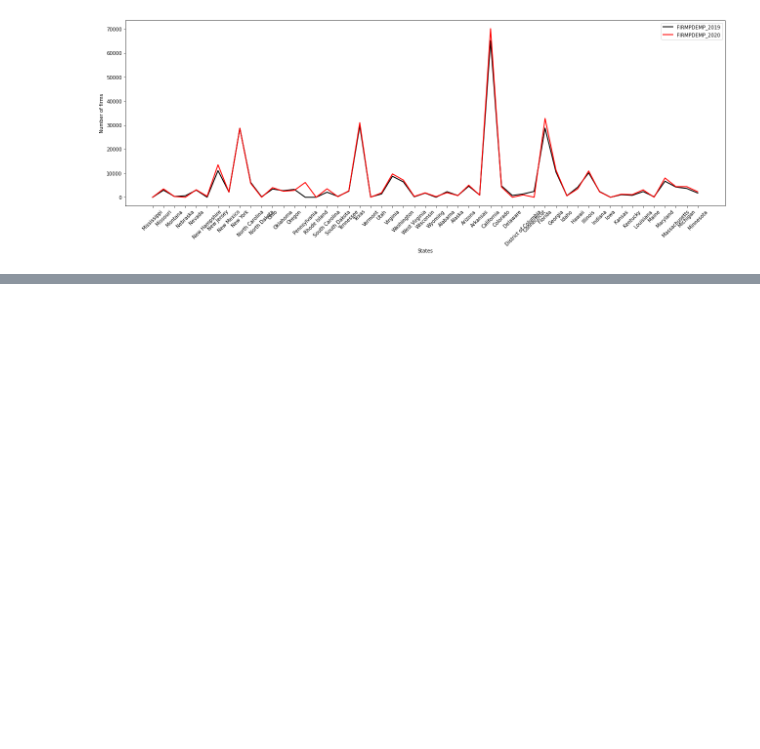
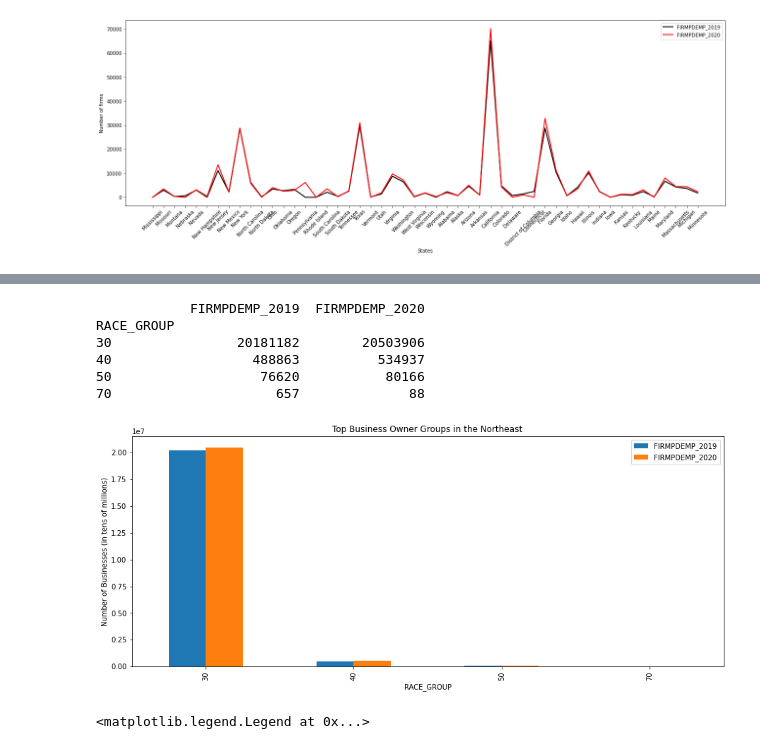
Before and after one commit to ColeBallard/census-api-data-abs, a Jupyter notebook: ETL.ipynb, the cells around one changed output, grey strips where cells are left out. Cells and saved outputs as stored; diff of their text form; code cells hidden in the pictures; blank space fills up the shorter version.

```diff
--- a/ETL.ipynb
+++ b/ETL.ipynb
@@ -139,0 +208,6 @@ Text(0, 0.5, 'Number of firms')
+# %%
+nefilter = statemerge[(statemerge['RACE_GROUP'] == '30') | (statemerge['RACE_GROUP'] == '40') | (statemerge['RACE_GROUP'] == '50')
+| (statemerge['RACE_GROUP'] == '70') & ((statemerge['NAME'] == 'New York') | (statemerge['NAME'] == 'Maine') | (statemerge['NAME'] == 'Vermont')
+| (statemerge['NAME'] == 'New Hampshire') | (statemerge['NAME'] == 'Massachusetts') | (statemerge['NAME'] == 'Rhode Island')
+| (statemerge['NAME'] == 'Connecticut') | (statemerge['NAME'] == 'New Jersey') | (statemerge['NAME'] == 'Pennsylvanua'))]
+print(nefilter)
@@ -139,0 +232,20 @@ Text(0, 0.5, 'Number of firms')
+# %%
+topfive = nefilter.groupby("RACE_GROUP").sum("FIRMPDEMP_2019").nlargest(5, "FIRMPDEMP_2019")
+print(topfive)
+# %% [output]
+            FIRMPDEMP_2019  FIRMPDEMP_2020
+RACE_GROUP
+30                20181182        20503906
+40                  488863          534937
+50                   76620           80166
+70                     657              88
+# %%
+from matplotlib.pyplot import yticks
+
+
+tf = topfive.plot(title = 'Top Business Owner Groups in the Northeast', ylabel = 'Number of Businesses (in tens of millions)', y= ['FIRMPDEMP_2019', 'FIRMPDEMP_2020'], kind ='bar',figsize=(15, 6))
+plt.show()
+tf.legend(["2019", "2020"])
+# %% [output]
+[figure, added]
+<matplotlib.legend.Legend at 0x...>
```
Also changed, not shown: parts of 6 cells of this notebook.
